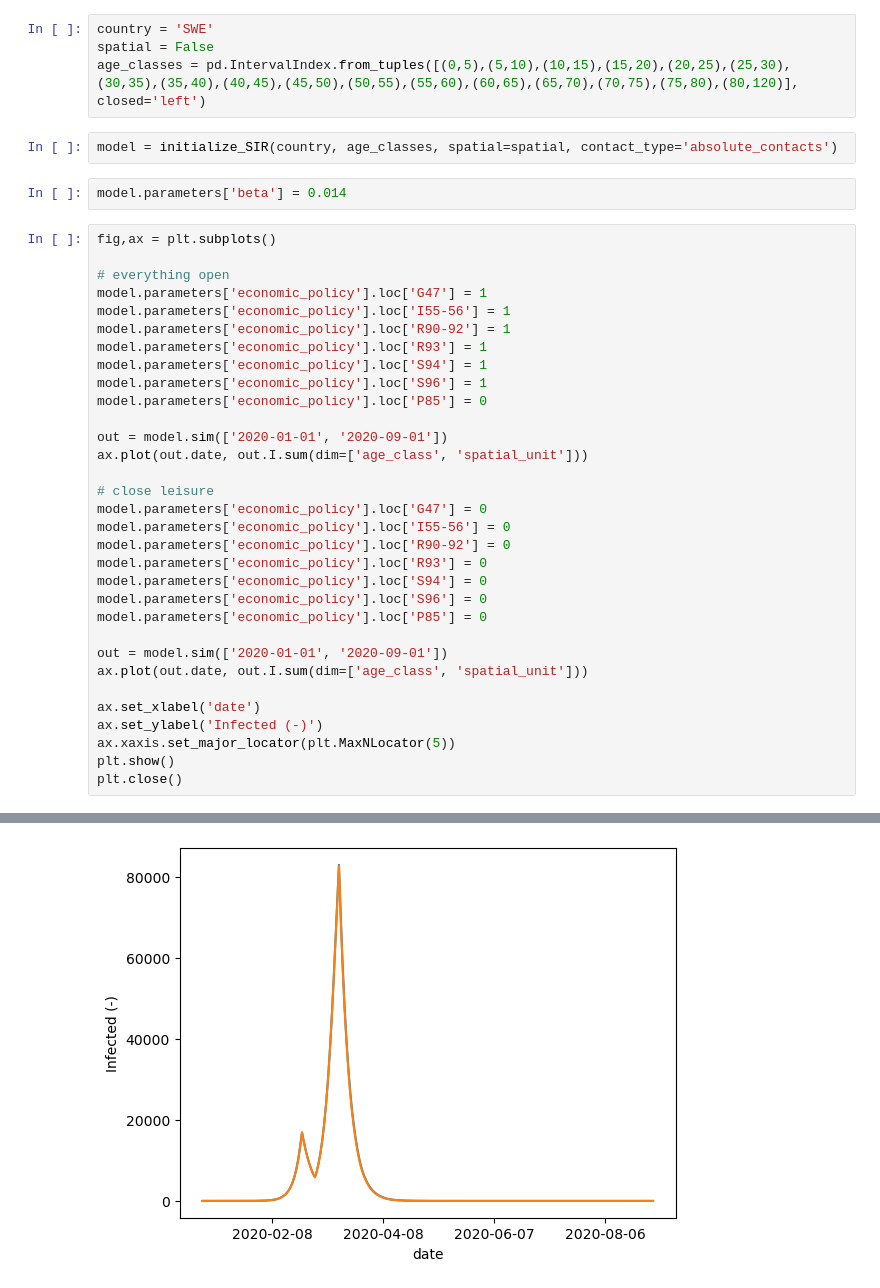
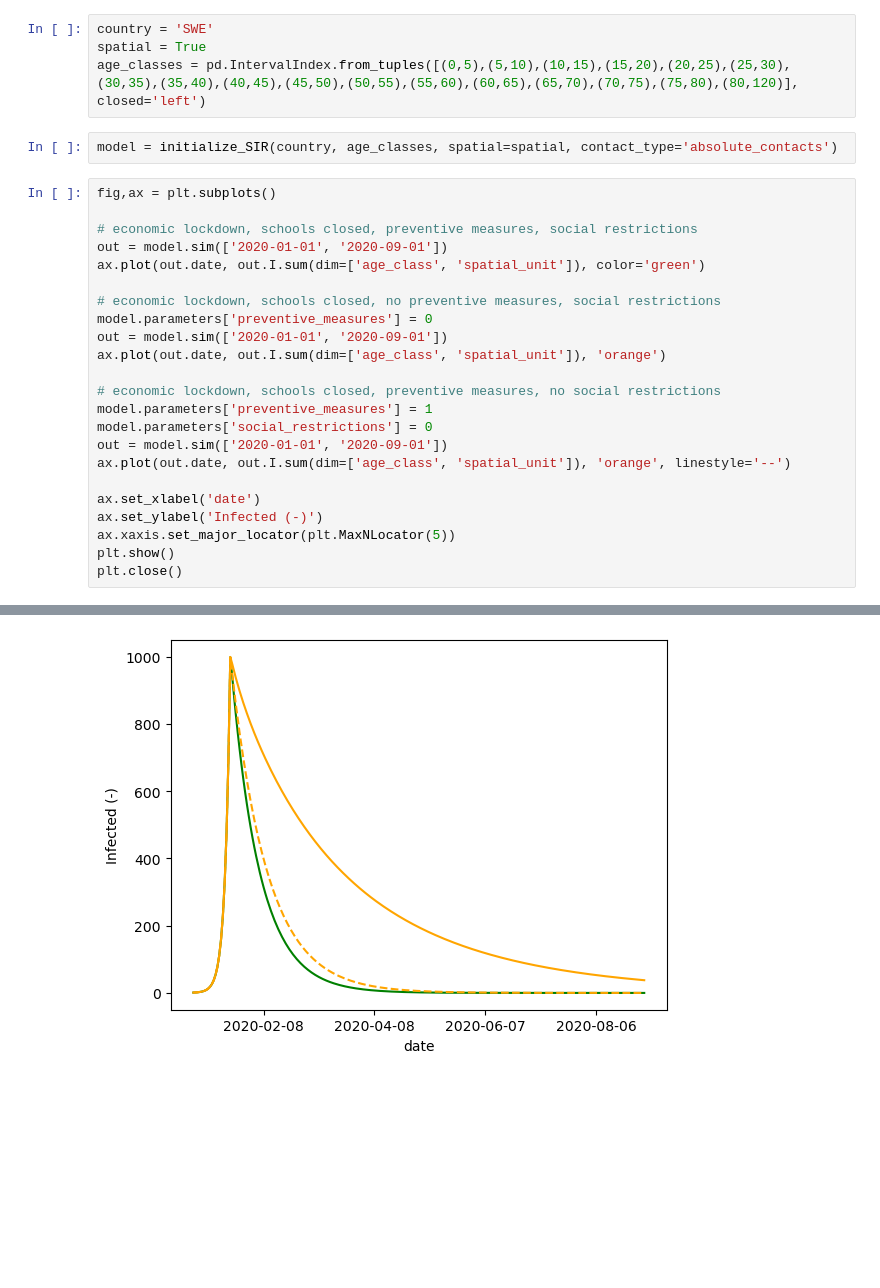
Before and after one commit to twallema/pyIEEM, a Jupyter notebook: notebooks/scratch-SIR-recurrent-mobility.ipynb, the cells around one changed output, grey strips where cells are left out. Saved outputs shown, nothing was run; the diff lists cells and outputs as text; blank space fills up the shorter version.

Commit message:
working SIR model

```diff
--- a/notebooks/scratch-SIR-recurrent-mobility.ipynb
+++ b/notebooks/scratch-SIR-recurrent-mobility.ipynb
@@ -10,38 +10,27 @@ import matplotlib.pyplot as plt
 from pyIEEM.models.utils import initialize_SIR
 # %%
 country = 'SWE'
-spatial = False
+spatial = True
 age_classes = pd.IntervalIndex.from_tuples([(0,5),(5,10),(10,15),(15,20),(20,25),(25,30),(30,35),(35,40),(40,45),(45,50),(50,55),(55,60),(60,65),(65,70),(70,75),(75,80),(80,120)], closed='left')
 # %%
 model = initialize_SIR(country, age_classes, spatial=spatial, contact_type='absolute_contacts')
-# %%
-model.parameters['beta'] = 0.014
 # %%
 fig,ax = plt.subplots()
 
-# everything open
-model.parameters['economic_policy'].loc['G47'] = 1
-model.parameters['economic_policy'].loc['I55-56'] = 1
-model.parameters['economic_policy'].loc['R90-92'] = 1
-model.parameters['economic_policy'].loc['R93'] = 1
-model.parameters['economic_policy'].loc['S94'] = 1
-model.parameters['economic_policy'].loc['S96'] = 1
-model.parameters['economic_policy'].loc['P85'] = 0
+# economic lockdown, schools closed, preventive measures, social restrictions
+out = model.sim(['2020-01-01', '2020-09-01'])
+ax.plot(out.date, out.I.sum(dim=['age_class', 'spatial_unit']), color='green')
 
+# economic lockdown, schools closed, no preventive measures, social restrictions
+model.parameters['preventive_measures'] = 0
 out = model.sim(['2020-01-01', '2020-09-01'])
-ax.plot(out.date, out.I.sum(dim=['age_class', 'spatial_unit']))
+ax.plot(out.date, out.I.sum(dim=['age_class', 'spatial_unit']), 'orange')
 
-# close leisure
-model.parameters['economic_policy'].loc['G47'] = 0
-model.parameters['economic_policy'].loc['I55-56'] = 0
-model.parameters['economic_policy'].loc['R90-92'] = 0
-model.parameters['economic_policy'].loc['R93'] = 0
-model.parameters['economic_policy'].loc['S94'] = 0
-model.parameters['economic_policy'].loc['S96'] = 0
-model.parameters['economic_policy'].loc['P85'] = 0
-
+# economic lockdown, schools closed, preventive measures, no social restrictions
+model.parameters['preventive_measures'] = 1
+model.parameters['social_restrictions'] = 0
 out = model.sim(['2020-01-01', '2020-09-01'])
-ax.plot(out.date, out.I.sum(dim=['age_class', 'spatial_unit']))
+ax.plot(out.date, out.I.sum(dim=['age_class', 'spatial_unit']), 'orange', linestyle='--')
 
 ax.set_xlabel('date')
 ax.set_ylabel('Infected (-)')
@@ -69 +41 @@ plt.close()
-[figure, old version]
+[figure, new version]
```
Also changed, not shown: parts of 2 cells of this notebook, 6 other files.
